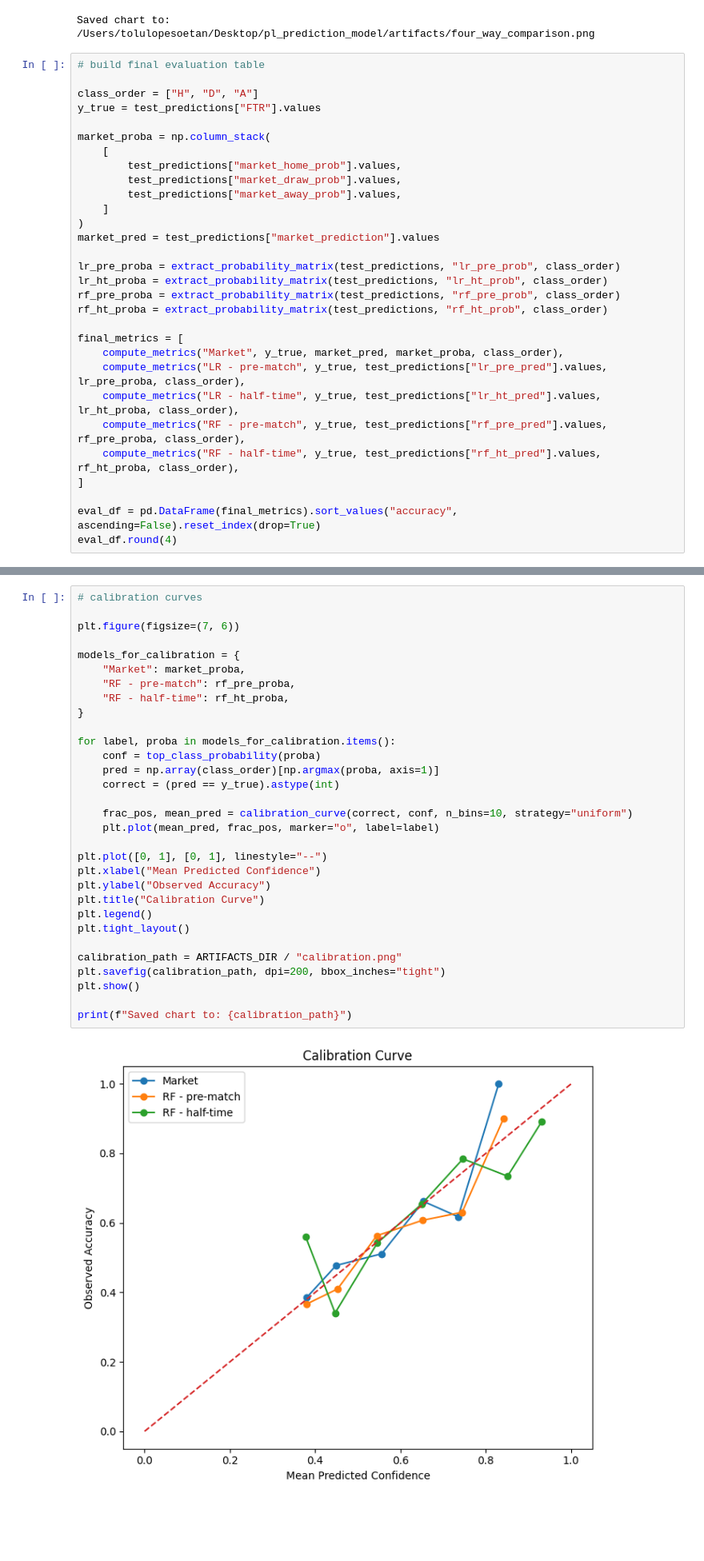
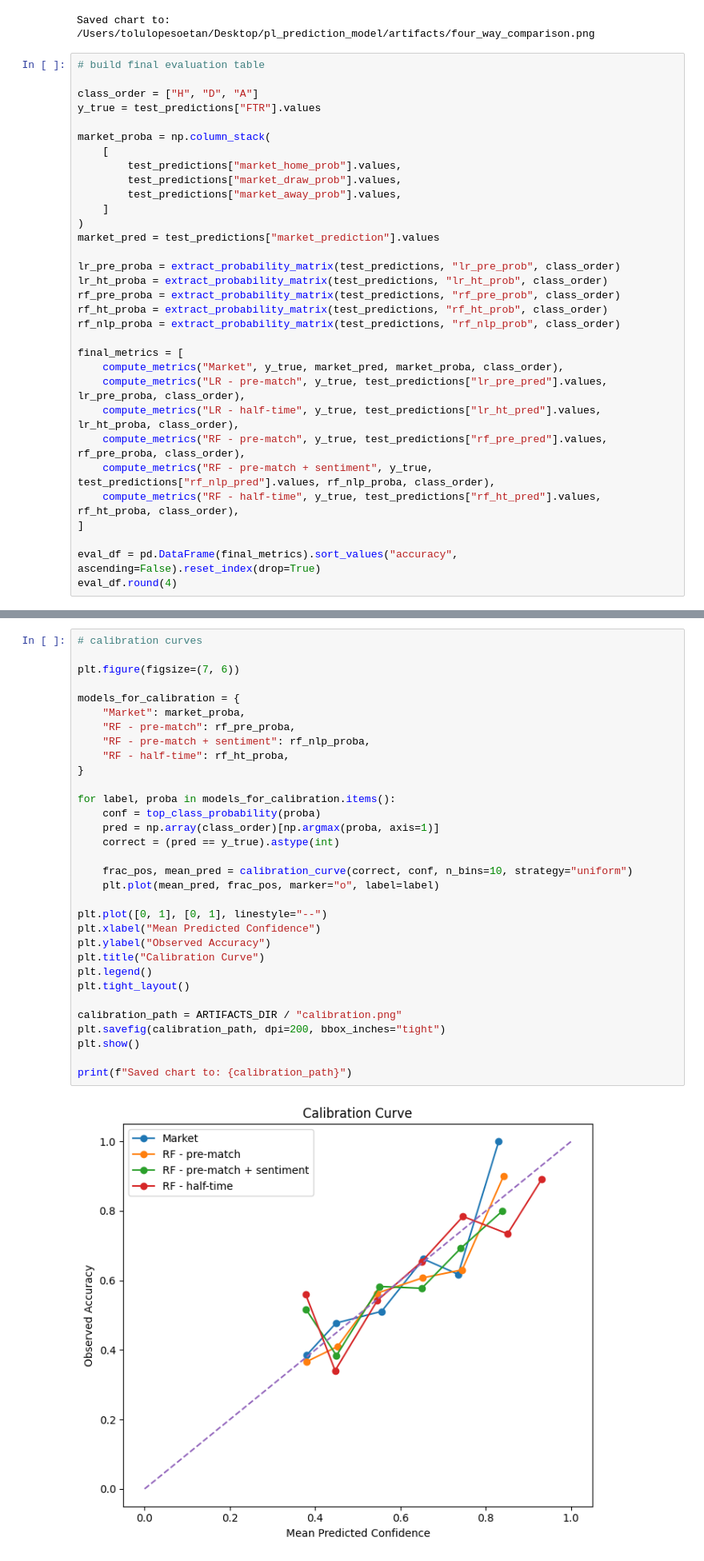
Before and after one commit to tolulopesoetan/pl_prediction_model, a Jupyter notebook: notebooks/03_evaluation_and_results.ipynb, the cells around one changed output, grey strips where cells are left out. Shown at 80% size. Saved outputs shown, nothing was run; the diff lists cells and outputs as text; blank space fills up the shorter version.

```diff
--- a/notebooks/03_evaluation_and_results.ipynb
+++ b/notebooks/03_evaluation_and_results.ipynb
@@ -168,12 +180,14 @@ lr_pre_proba = extract_probability_matrix(test_predictions, "lr_pre_prob", class
 lr_ht_proba = extract_probability_matrix(test_predictions, "lr_ht_prob", class_order)
 rf_pre_proba = extract_probability_matrix(test_predictions, "rf_pre_prob", class_order)
 rf_ht_proba = extract_probability_matrix(test_predictions, "rf_ht_prob", class_order)
+rf_nlp_proba = extract_probability_matrix(test_predictions, "rf_nlp_prob", class_order)
 
 final_metrics = [
     compute_metrics("Market", y_true, market_pred, market_proba, class_order),
     compute_metrics("LR - pre-match", y_true, test_predictions["lr_pre_pred"].values, lr_pre_proba, class_order),
     compute_metrics("LR - half-time", y_true, test_predictions["lr_ht_pred"].values, lr_ht_proba, class_order),
     compute_metrics("RF - pre-match", y_true, test_predictions["rf_pre_pred"].values, rf_pre_proba, class_order),
+    compute_metrics("RF - pre-match + sentiment", y_true, test_predictions["rf_nlp_pred"].values, rf_nlp_proba, class_order),
     compute_metrics("RF - half-time", y_true, test_predictions["rf_ht_pred"].values, rf_ht_proba, class_order),
 ]
 
@@ -191,34 +206,35 @@ eval_df.round(4)
 
 plt.figure(figsize=(7, 6))
 
 models_for_calibration = {
     "Market": market_proba,
     "RF - pre-match": rf_pre_proba,
+    "RF - pre-match + sentiment": rf_nlp_proba,
     "RF - half-time": rf_ht_proba,
 }
 
 for label, proba in models_for_calibration.items():
     conf = top_class_probability(proba)
     pred = np.array(class_order)[np.argmax(proba, axis=1)]
     correct = (pred == y_true).astype(int)
 
     frac_pos, mean_pred = calibration_curve(correct, conf, n_bins=10, strategy="uniform")
     plt.plot(mean_pred, frac_pos, marker="o", label=label)
 
 plt.plot([0, 1], [0, 1], linestyle="--")
 plt.xlabel("Mean Predicted Confidence")
 plt.ylabel("Observed Accuracy")
 plt.title("Calibration Curve")
 plt.legend()
 plt.tight_layout()
 
 calibration_path = ARTIFACTS_DIR / "calibration.png"
 plt.savefig(calibration_path, dpi=200, bbox_inches="tight")
 plt.show()
 
 print(f"Saved chart to: {calibration_path}")
 # %% [output]
-[figure, old version]
+[figure, new version]
 Saved chart to: /Users/tolulopesoetan/Desktop/pl_prediction_model/artifacts/calibration.png
 # %%
 # confusion matrices
```
Also changed, not shown: parts of 8 cells of this notebook, 3 other files.
